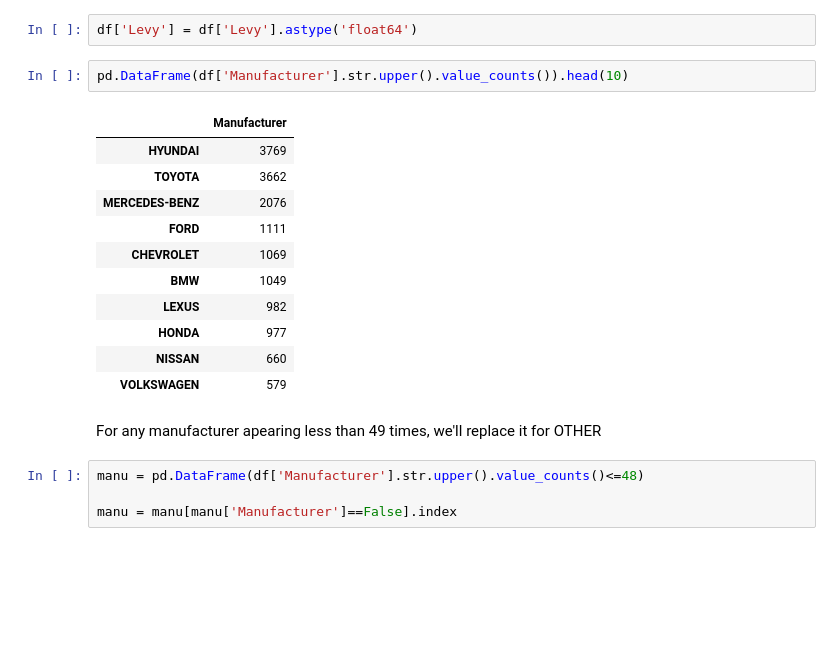
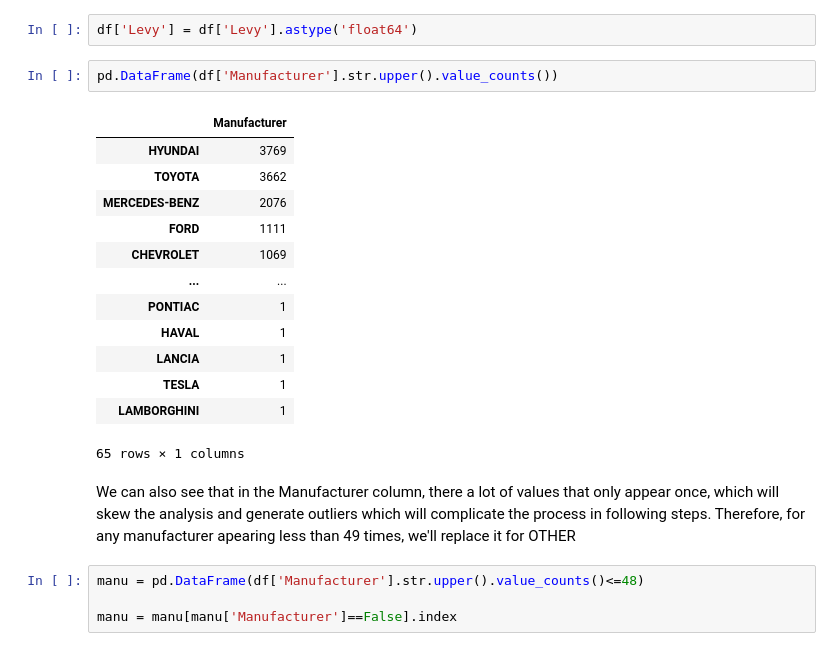
Before and after one commit to omunozsanchezdeloitte/Capstone---Group-3, a Jupyter notebook: Untitled.ipynb, the cells around one changed output. Saved outputs shown, nothing was run; the diff lists cells and outputs as text; blank space fills up the shorter version.

Commit message:
Explaining process with markdowns

```diff
--- a/Untitled.ipynb
+++ b/Untitled.ipynb
@@ -62,21 +78,23 @@ df['Levy'].replace(to_replace='-',value=0,inplace=True)
 # %%
 df['Levy'] = df['Levy'].astype('float64')
 # %%
-pd.DataFrame(df['Manufacturer'].str.upper().value_counts()).head(10)
+pd.DataFrame(df['Manufacturer'].str.upper().value_counts())
 # %% [output]
 |  | Manufacturer |
 | HYUNDAI | 3769 |
 | TOYOTA | 3662 |
 | MERCEDES-BENZ | 2076 |
 | FORD | 1111 |
 | CHEVROLET | 1069 |
-| BMW | 1049 |
-| LEXUS | 982 |
-| HONDA | 977 |
-| NISSAN | 660 |
-| VOLKSWAGEN | 579 |
+| ... | ... |
+| PONTIAC | 1 |
+| HAVAL | 1 |
+| LANCIA | 1 |
+| TESLA | 1 |
+| LAMBORGHINI | 1 |
+65 rows × 1 columns
-# %% [markdown]
-For any manufacturer apearing less than 49 times, we'll replace it for OTHER
+# %% [markdown]
+We can also see that in the Manufacturer column, there a lot of values that only appear once, which will skew the analysis and generate outliers which will complicate the process in following steps. Therefore, for any manufacturer apearing less than 49 times, we'll replace it for OTHER
 # %%
 manu = pd.DataFrame(df['Manufacturer'].str.upper().value_counts()<=48)
 
```
Also changed, not shown: parts of 58 cells of this notebook.
